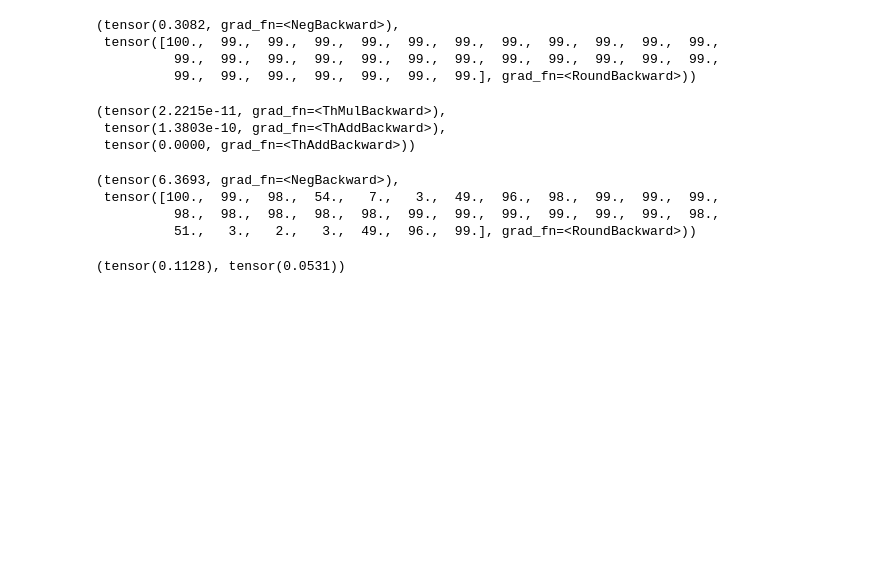
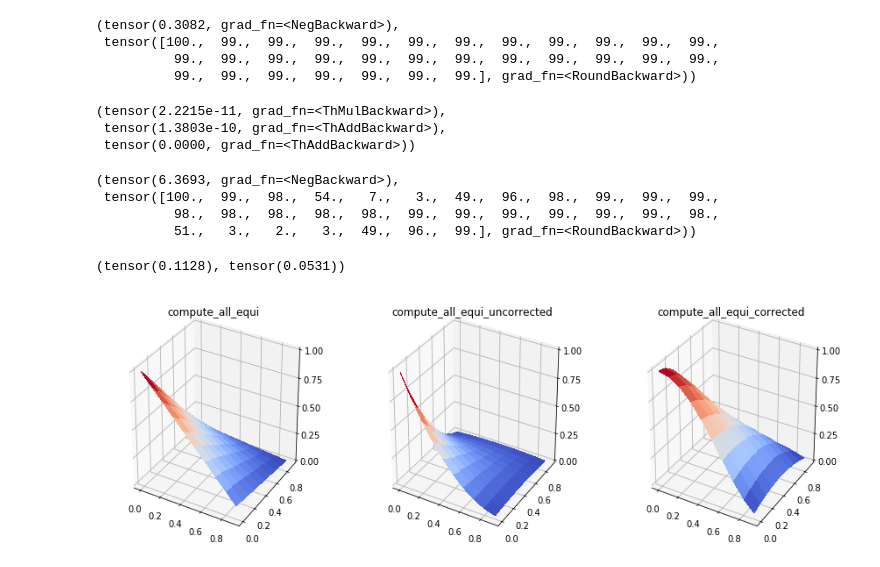
Before and after one commit to mbosnjak/terpret_problem, a Jupyter notebook: pytorch-terpret.ipynb, the cells around one changed output. Cells and saved outputs as stored; diff of their text form; code cells hidden in the pictures; blank space fills up the shorter version.

Commit message:
Plotting probability functions

```diff
--- a/pytorch-terpret.ipynb
+++ b/pytorch-terpret.ipynb
@@ -133,0 +141,26 @@ eq_123_true, eq_12_true * eq_23_true
+# %%
+functions = [compute_all_equi, compute_all_equi_uncorrected, compute_all_equi_corrected]
+k = 2
+
+fig = plt.figure(figsize=(15, 5))
+for i, fun in enumerate(functions):
+    ax = fig.add_subplot(131 + i, projection='3d')
+    X = np.arange(0, 1, 0.1)
+    Y = np.arange(0, 1, 0.1)
+    X, Y = np.meshgrid(X, Y)
+    Z = fun([0, X, Y])
+
+    surf = ax.plot_surface(X, Y, Z, cmap=cm.coolwarm,
+                           linewidth=0, antialiased=False)
+
+    ax.zaxis.set_major_locator(LinearLocator(5))
+    ax.zaxis.set_major_formatter(FormatStrFormatter('%.02f'))
+#     ax.set_xlabel(r'x[1]')
+#     ax.set_ylabel(r'x[2]')
+    ax.set_title(fun.__name__)
+    ax.set_zlim(-0.00, 1.00)
+
+# fig.colorbar(surf, shrink=0.5, aspect=5)
+plt.show()
+# %% [output]
+[figure, added]
```
Also changed, not shown: parts of 1 cell of this notebook.
